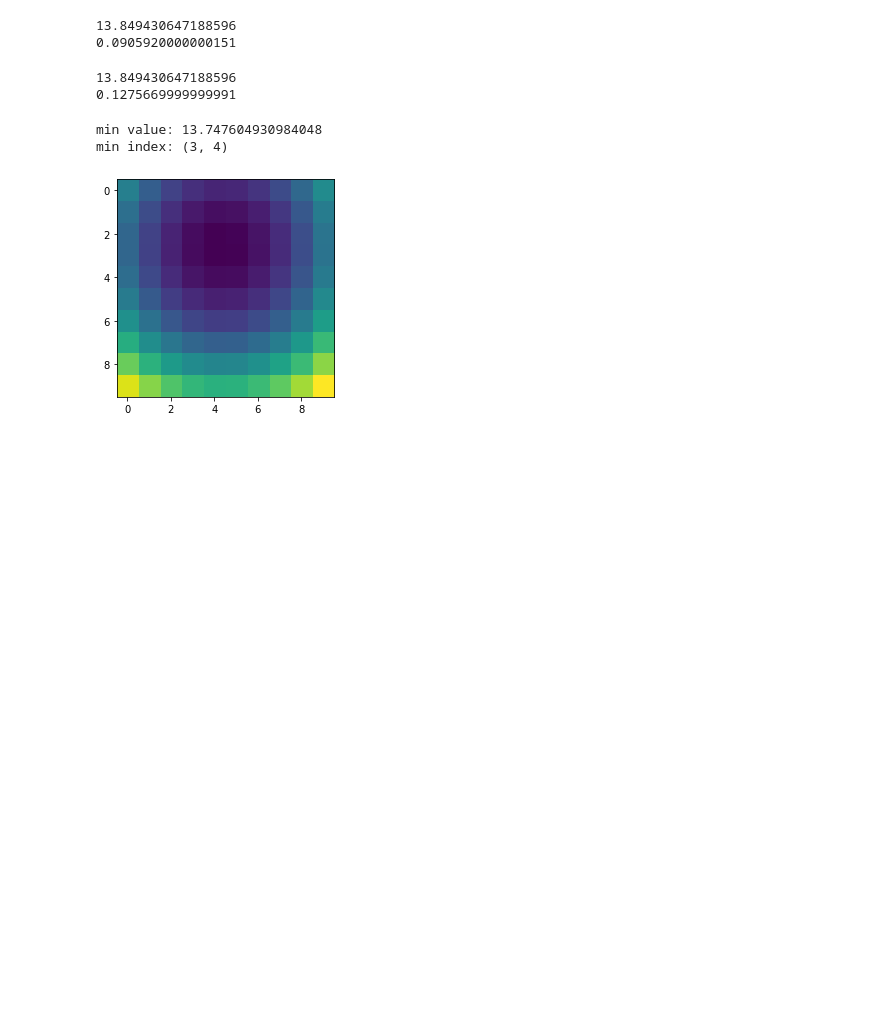
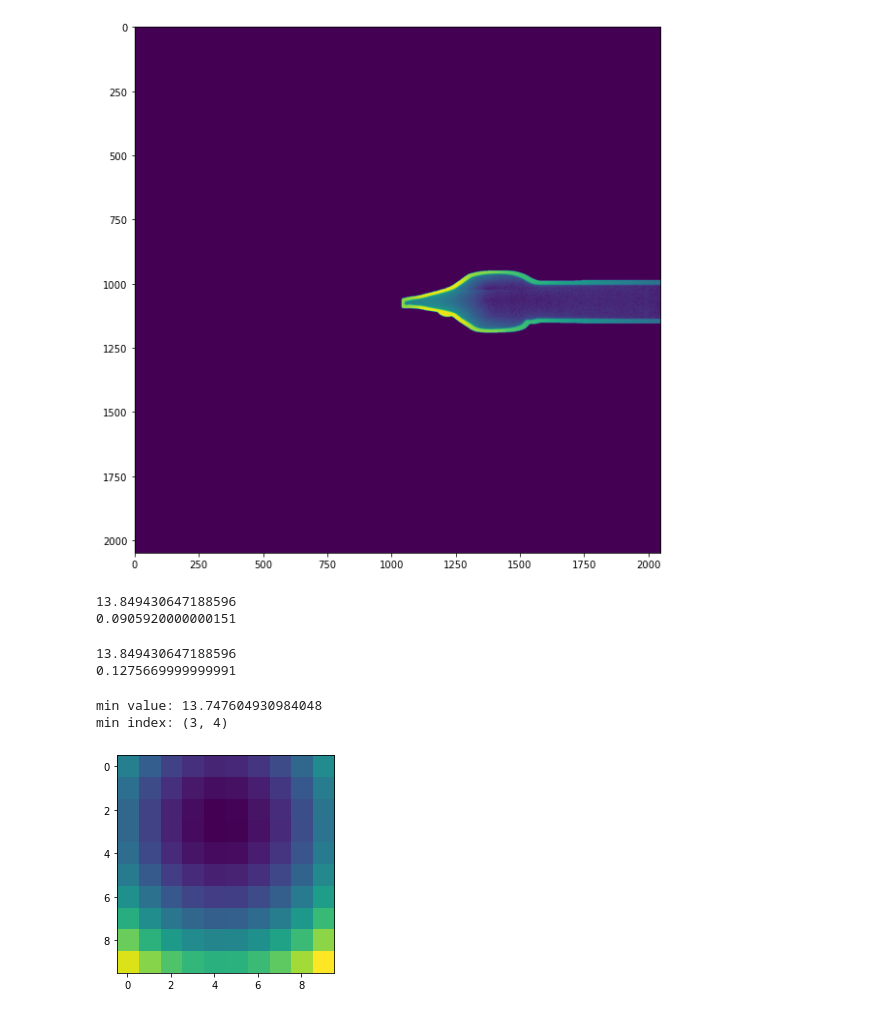
Before and after one commit to GWlab-SKKU/ePDFpy, a Jupyter notebook: centerfinding_jupyter.ipynb, the cells around one changed output. Drawn from its saved outputs; the diff is of its cells as text; code cells hidden in the pictures; blank space fills up the shorter version.

```diff
--- a/centerfinding_jupyter.ipynb
+++ b/centerfinding_jupyter.ipynb
@@ -81,3 +86,30 @@ plt.imshow(beam_mask)
+# %%
+def create_estimated_mask_2(c_x,c_y):
+    x1 = 900
+    x2 = 1250
+    y1 = 900
+    # plt.imshow(img[x1:x2,y1:])
+    img_slice = img[x1:x2,y1:]
+    thresh = cv2.inRange(img_slice,0,130)
+    thresh[0:100,700:]=0
+    thresh[240:,700:]=0
+    beam_mask = np.zeros(img.shape)
+    beam_mask[x1:x2,y1:]=thresh
+
+    c_x=np.uint16(c_x)
+    c_y=np.uint16(c_y)
+
+    kernel = np.ones((30,30),np.uint8)
+    beam_mask = cv2.dilate(beam_mask,kernel,1)
+    mask = cv2.circle(beam_mask, (c_x,c_y),50,255,-1)
+    mask = np.uint8(mask)
+    return mask
+
+beam_mask_2 = create_estimated_mask_2(c_x,c_y)
+plt.imshow(cv2.bitwise_and(img,img,mask=beam_mask_2))
+np.savetxt('assets/mask_data2.txt',beam_mask_2,delimiter=',')
+# %% [output]
+[figure, added]
 # %%
 def get_rectangle_from_intensity(image, intensity_range):
     i1, i2 = intensity_range
```
Also changed, not shown: parts of 4 cells of this notebook, 9 other files.
